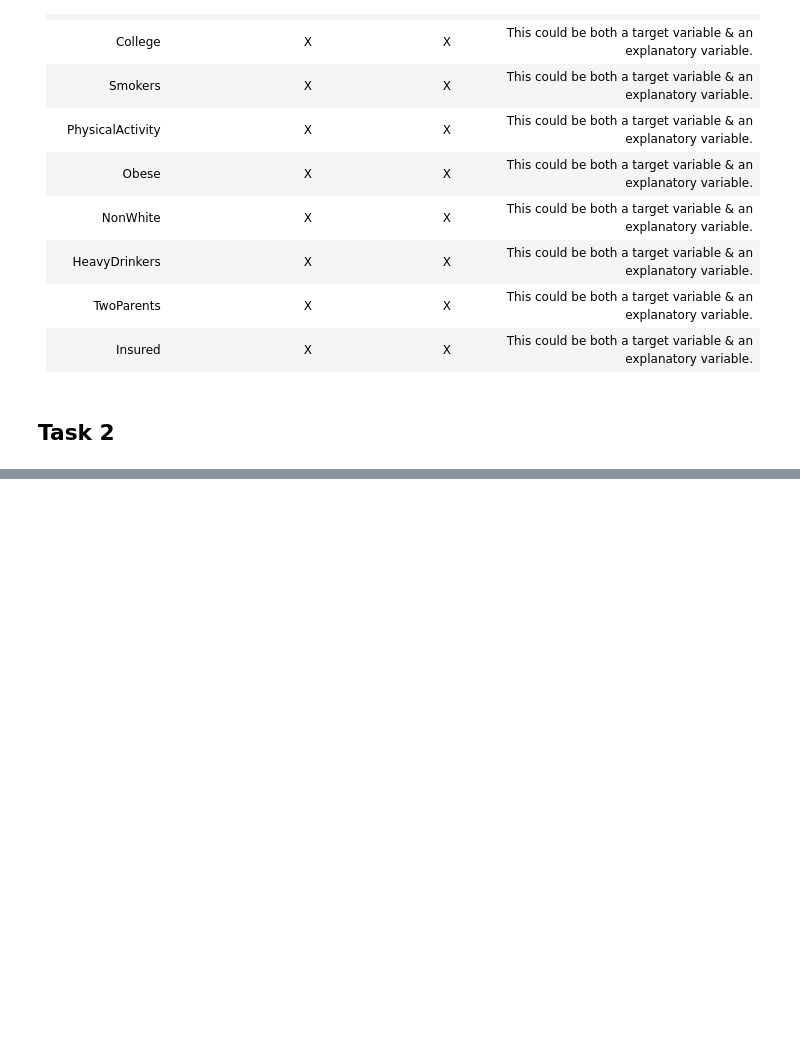
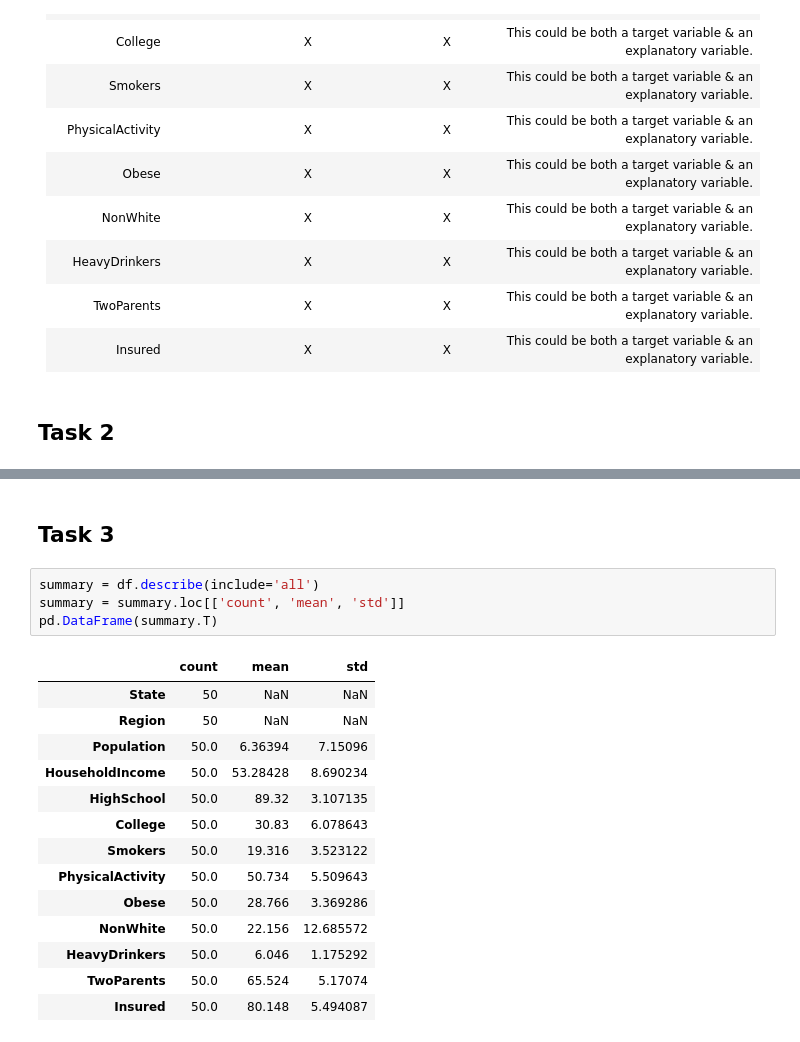
Before and after one commit to MichaelRocchio/msds_410, a Jupyter notebook: Assignment_2/rocchio_assign2.ipynb, the cells around one changed output, grey strips where cells are left out. Drawn from its saved outputs; the diff is of its cells as text; blank space fills up the shorter version.

```diff
--- a/Assignment_2/rocchio_assign2.ipynb
+++ b/Assignment_2/rocchio_assign2.ipynb
@@ -36,0 +64,21 @@ Insured | X | X | This could be both a target variable & an explanatory variable
+# %% [markdown]
+## Task 3
+# %%
+summary = df.describe(include='all')
+summary = summary.loc[['count', 'mean', 'std']]
+pd.DataFrame(summary.T)
+# %% [output]
+|  | count | mean | std |
+| State | 50 | NaN | NaN |
+| Region | 50 | NaN | NaN |
+| Population | 50.0 | 6.36394 | 7.15096 |
+| HouseholdIncome | 50.0 | 53.28428 | 8.690234 |
+| HighSchool | 50.0 | 89.32 | 3.107135 |
+| College | 50.0 | 30.83 | 6.078643 |
+| Smokers | 50.0 | 19.316 | 3.523122 |
+| PhysicalActivity | 50.0 | 50.734 | 5.509643 |
+| Obese | 50.0 | 28.766 | 3.369286 |
+| NonWhite | 50.0 | 22.156 | 12.685572 |
+| HeavyDrinkers | 50.0 | 6.046 | 1.175292 |
+| TwoParents | 50.0 | 65.524 | 5.17074 |
+| Insured | 50.0 | 80.148 | 5.494087 |
```
Also changed, not shown: parts of 9 cells of this notebook, 1 other file.
